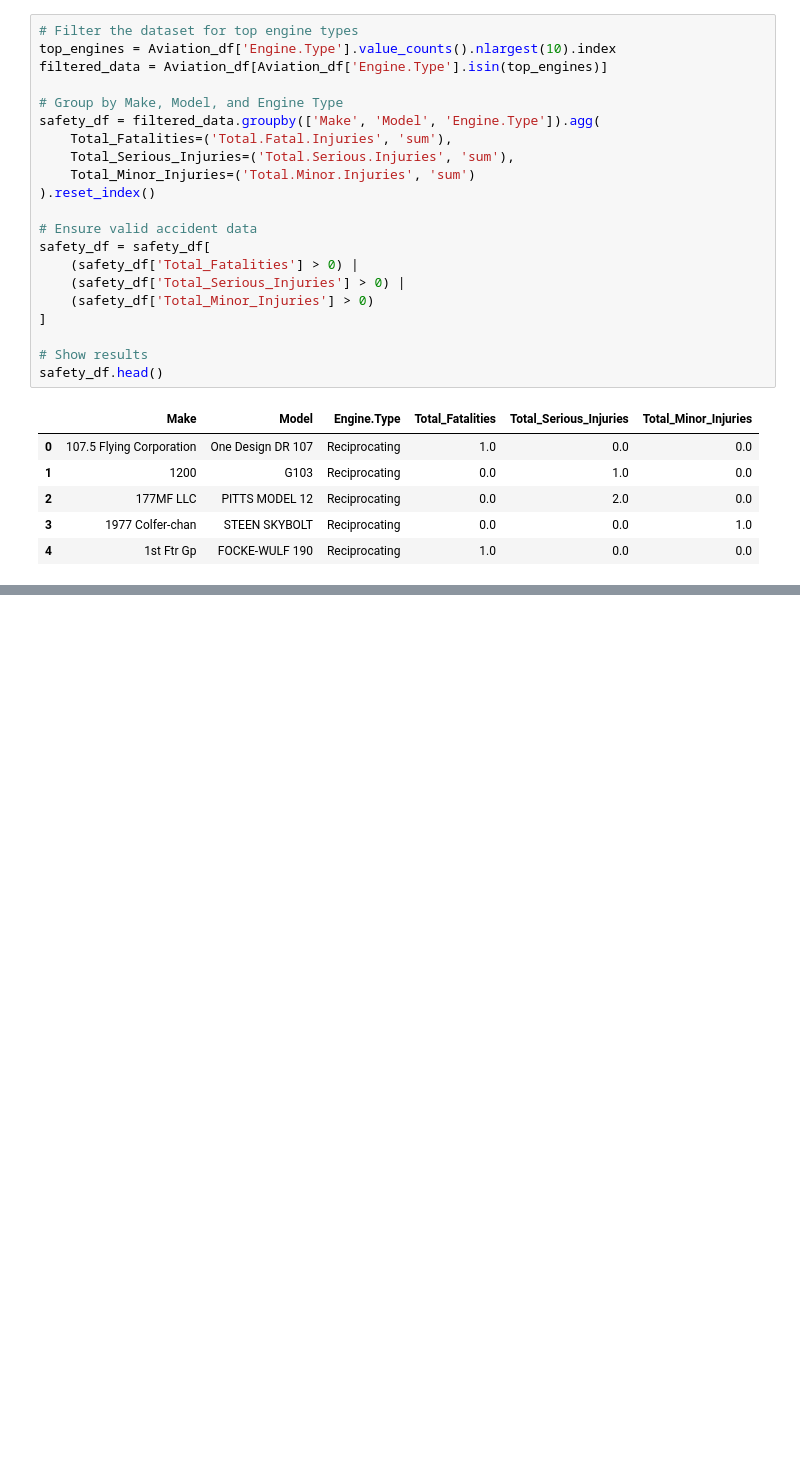
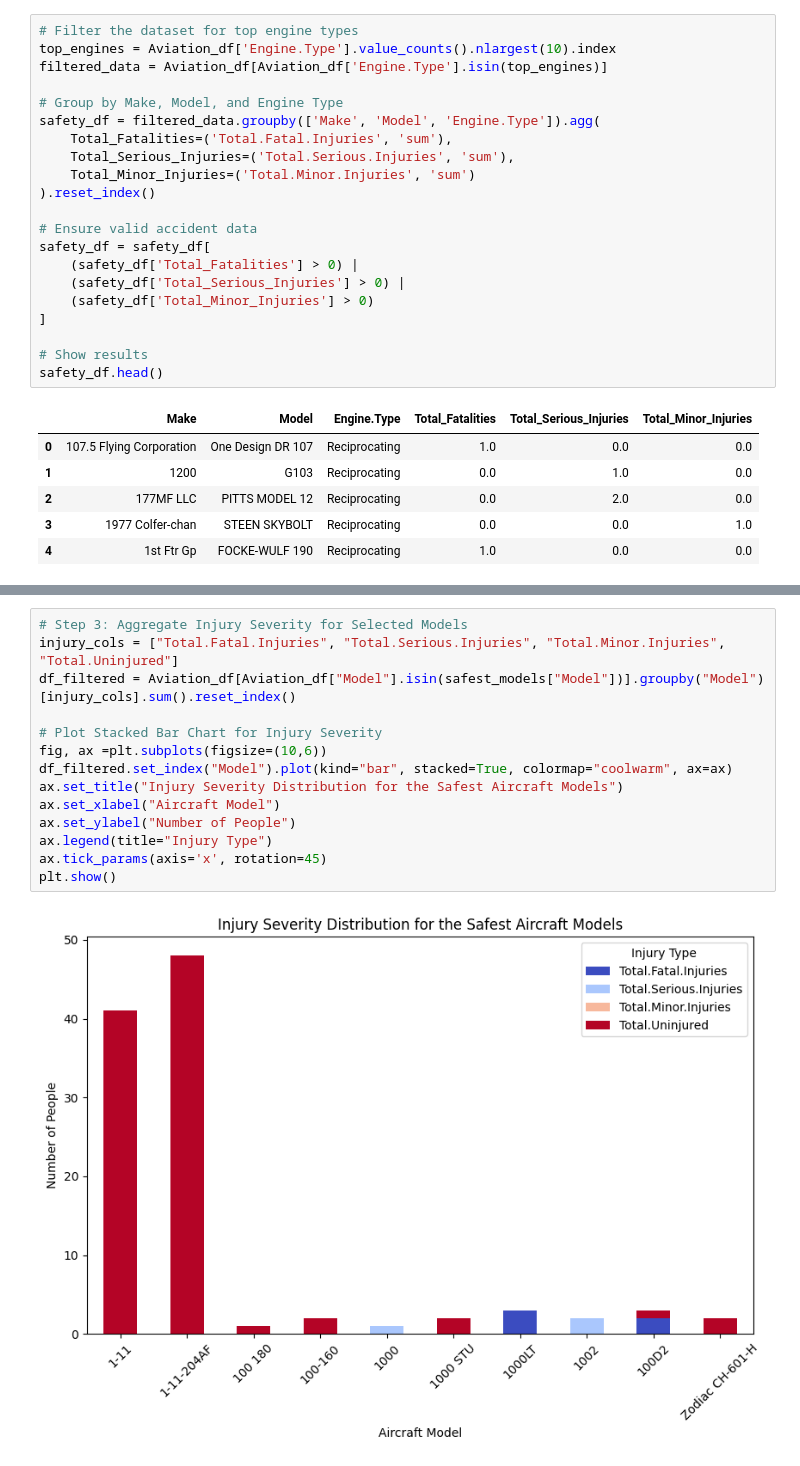
Before and after one commit to RonnyMuthomi/dsc-phase1-project, a Jupyter notebook: index.ipynb, the cells around one changed output, grey strips where cells are left out. Cells and saved outputs as stored; diff of their text form; blank space fills up the shorter version.

```diff
--- a/index.ipynb
+++ b/index.ipynb
@@ -704,0 +714,16 @@ Passing `palette` without assigning `hue` is deprecated and will be removed in v
+# %%
+# Step 3: Aggregate Injury Severity for Selected Models
+injury_cols = ["Total.Fatal.Injuries", "Total.Serious.Injuries", "Total.Minor.Injuries", "Total.Uninjured"]
+df_filtered = Aviation_df[Aviation_df["Model"].isin(safest_models["Model"])].groupby("Model")[injury_cols].sum().reset_index()
+
+# Plot Stacked Bar Chart for Injury Severity
+fig, ax =plt.subplots(figsize=(10,6))
+df_filtered.set_index("Model").plot(kind="bar", stacked=True, colormap="coolwarm", ax=ax)
+ax.set_title("Injury Severity Distribution for the Safest Aircraft Models")
+ax.set_xlabel("Aircraft Model")
+ax.set_ylabel("Number of People")
+ax.legend(title="Injury Type")
+ax.tick_params(axis='x', rotation=45)
+plt.show()
+# %% [output]
+[figure, added]
```
Also changed, not shown: parts of 49 cells of this notebook.
